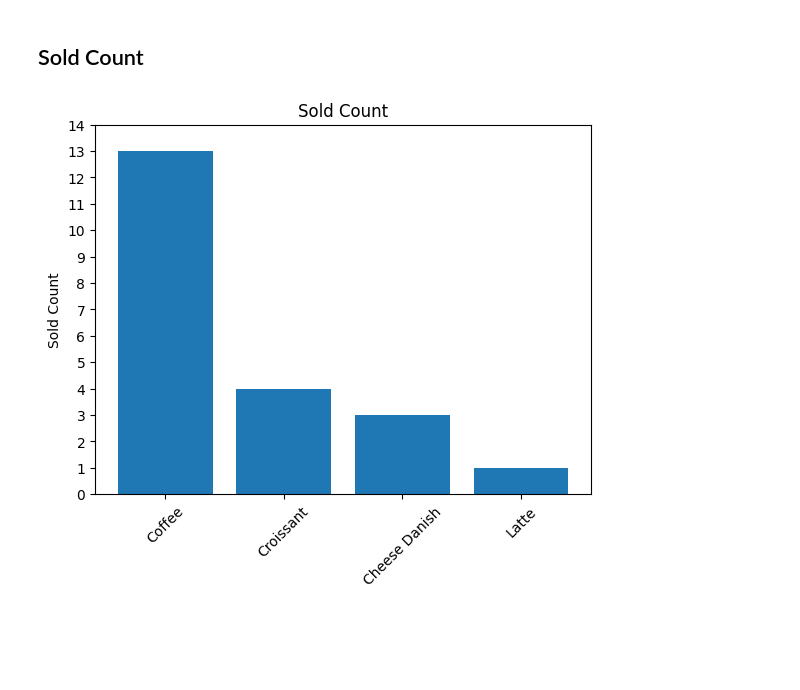
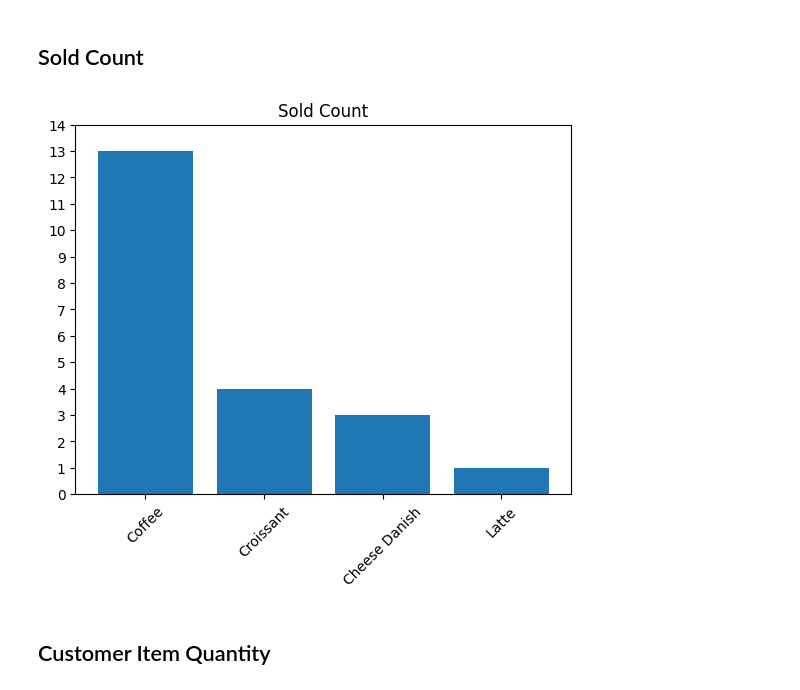
Before and after one commit to ivanbaradi/My-Cafe, a Jupyter notebook: main.ipynb, the cells around one changed output. Drawn from its saved outputs; the diff is of its cells as text; code cells hidden in the pictures; blank space fills up the shorter version.

```diff
--- a/main.ipynb
+++ b/main.ipynb
@@ -183,8 +209,10 @@ class OrderDataFrame(pd.DataFrame):
             ValueError: Invalid order number and/or item ID
             ValueError: Quantity for item removal is greater than current item quantity
         """
-        filtered = (self['Order Number'] == order_num) & (self['Item ID'] == id) # filtered statement
-        order_info = self[filtered] # gets order info by filtered statement
+
+        # Filters order by customer order number and its item ID
+        filtered = (self['Order Number'] == order_num) & (self['Item ID'] == id)
+        order_info = self[filtered]
 
         if(len(order_info) == 0):
             raise ValueError('Order not found. Check for correct order number and item ID.')
@@ -192,9 +220,12 @@ class OrderDataFrame(pd.DataFrame):
         if(quantity > order_info['Quantity'].iloc[0]):
             raise ValueError('Quantity for item removal is greater than current item quantity')
 
-        self.loc[self.index[filtered].tolist()[0], 'Quantity'] -= quantity # deducts customer item quantity
-        if(self.loc[self.index[filtered].tolist()[0], 'Quantity'] == 0): # removes customer item info due to zero quantity
-            self.drop(self[filtered].index[0], inplace=True)
+        target = self.index[filtered].tolist()[0] # index that corresponds to the item order or quantities being removed
+        self.loc[target, 'Quantity'] -= quantity # deducts customer item quantities
+
+        # Removes customer item info due to zero quantity
+        if(self.loc[target, 'Quantity'] == 0):
+            self.drop(order_info.index[0], inplace=True)
 
 
 
@@ -226,6 +257,22 @@ class OrderDataFrame(pd.DataFrame):
             int: order count
         """
         return self.__order_count
+
+
+
+    def get_all_customer_names(self) -> list[str]:
+        """
+        Returns a list of customer names by order number (ascending order)
+
+        Returns:
+            list[str]: List of customer names by order number (ascending order)
+        """
+        result = []
+        for item in self['Customer'].values:
+            if item not in result:
+                result.append(item)
+
+        return result
 # %%
 order_df = OrderDataFrame(data=pd.DataFrame(columns=['Order Number',  'Customer', 'Item ID', 'Item','Quantity']))
 # %% [markdown]
@@ -623,9 +669,11 @@ increment = 1 # incrementer for y values from the bar graph
 # %%
 plt.bar(filtered_items, filtered_values)
 plt.title("Sold Count")
 plt.xticks(rotation=45)
-plt.ylabel(ycol)
-plt.yticks(np.arange(0,ceil_max_value(cafe_df, ycol=ycol), increment))
+plt.ylabel('')
+plt.yticks(np.arange(0,ceil_max_dataframe(cafe_df, ycol=ycol)))
 plt.show()
 # %% [output]
-[figure, old version]
+[figure, new version]
+# %% [markdown]
+## Customer Item Quantity
```
Also changed, not shown: parts of 8 cells of this notebook.
